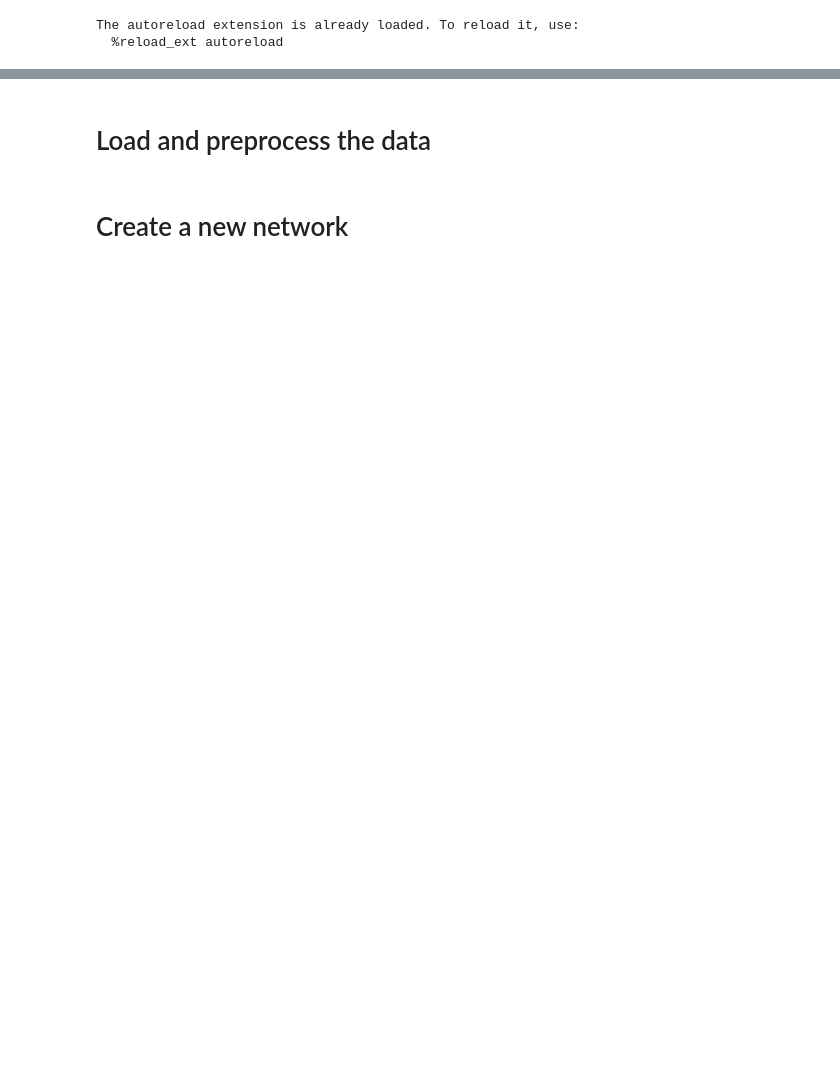
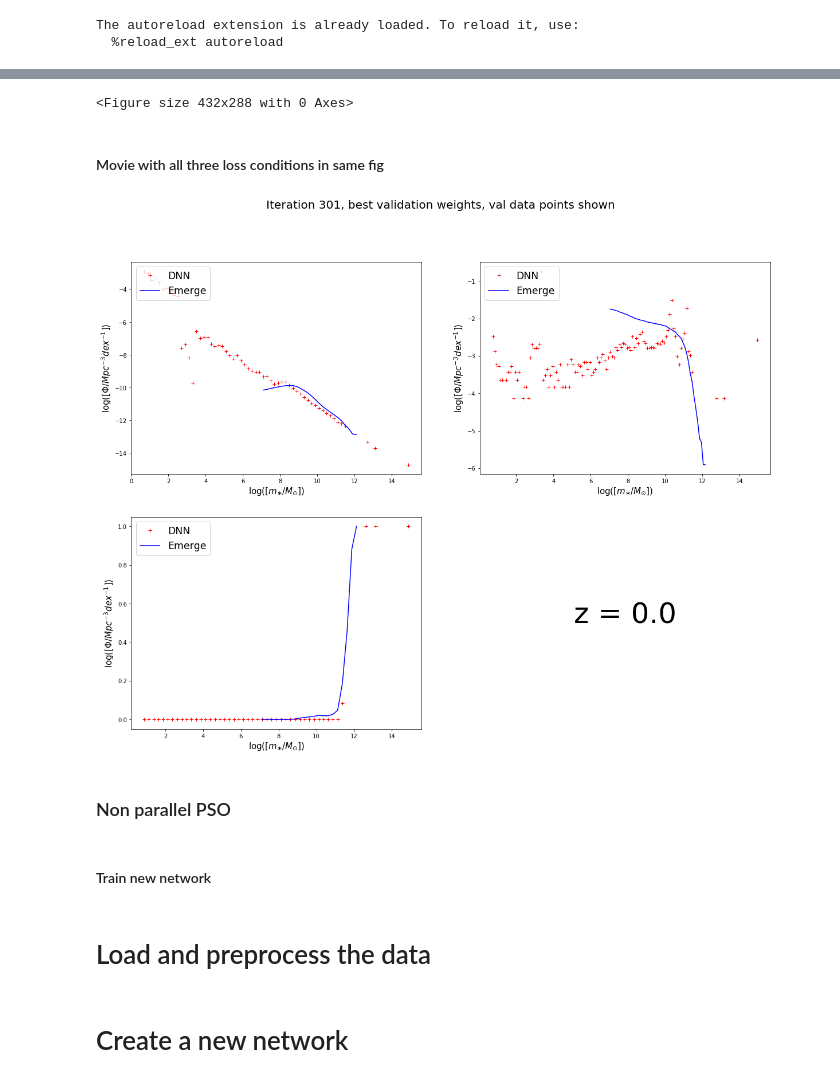
Before and after one commit to magnus-lindstrom/masters-project-galaxy-formation, a Jupyter notebook: code/pso_code/pso_general_purpose_notebook.ipynb, the cells around one changed output, grey strips where cells are left out. Saved outputs shown, nothing was run; the diff lists cells and outputs as text; code cells hidden in the pictures; blank space fills up the shorter version.

```diff
--- a/code/pso_code/pso_general_purpose_notebook.ipynb
+++ b/code/pso_code/pso_general_purpose_notebook.ipynb
@@ -38,0 +110,72 @@ The autoreload extension is already loaded. To reload it, use:
+# %%
+model_name = 'exp_loss_func_theta_2'
+modes_of_progress = ['training', 'validation'] # 'training', 'validation'
+
+data_types = ['training', 'val']
+
+plot_types = ['smf', 'ssfr', 'fq']
+
+fourcc = cv2.VideoWriter_fourcc('M','J','P','G')
+frame_rate = 1
+
+for mode_of_progress, data_type in zip(modes_of_progress, data_types):
+
+    model_dir = 'trained_networks/{}/{}_best/'.format(model_name, mode_of_progress)
+    model_fig_dir = 'trained_networks/{}/figures_{}_weights/{}_data/'.format(model_name, mode_of_progress, data_type)
+
+    model_list = []
+    for file in os.listdir(model_dir):
+        if file == 'training_data_dict.p':
+            training_data_dict_model = pickle.load(open(model_dir + file, 'rb'))
+        else:
+            nr = file[5:-3]
+            model_list.append([file, int(nr)])
+
+    model_list.sort(key=itemgetter(1))
+
+    for model_file, iteration in model_list:
+        model = load_model(model_dir + model_file)
+
+        title = 'Iteration {}, best {} weights, {} data points shown'.format(iteration, mode_of_progress, data_type)
+        if 'fq' in plot_types:
+            fq_file_path = model_fig_dir + 'fq/' + 'iteration_{}.png'.format(iteration)
+            get_fq_plot(model, training_data_dict_model, galaxies=None, title=title, data_type=data_type, full_range=True, save=True, file_path=fq_file_path)
+
+        if 'smf' in plot_types:
+            smf_file_path = model_fig_dir + 'smf/' + 'iteration_{}.png'.format(iteration)
+            get_smf_plot(model, training_data_dict_model, galaxies=None, title=title, data_type=data_type, full_range=True, save=True, file_path=smf_file_path)
+
+        if 'ssfr' in plot_types:
+            ssfr_file_path = model_fig_dir + 'ssfr/' + 'iteration_{}.png'.format(iteration)
+            get_ssfr_plot(model, training_data_dict_model, galaxies=None, title=title, data_type=data_type, full_range=True, save=True, file_path=ssfr_file_path)
+
+    for plot_type in plot_types:
+        image_folder = 'trained_networks/{}/figures_{}_weights/{}_data/{}/'.format(model_name, weights, data_type, plot_type)
+        video_path = image_folder + 'progress_video.avi'
+
+        images = [img for img in os.listdir(image_folder) if img.endswith(".png")]
+        images_with_nrs = []
+        for image in images:
+            number = image.split('_')
+            number = number[-1][:-4]
+            images_with_nrs.append([image, int(number)])
+
+        images_with_nrs.sort(key=itemgetter(1))
+
+        images = [image_folder + items[0] for items in images_with_nrs]
+
+        frame = cv2.imread(images[0])
+        height, width, layers = frame.shape
+
+        video = cv2.VideoWriter(video_path, fourcc, frame_rate, (width,height))
+
+        for image in images:
+            img = cv2.imread(image)
+            video.write(img)
+
+        video.release()
+        cv2.destroyAllWindows()
+# %% [output]
+<Figure size 432x288 with 0 Axes>
+# %% [markdown]
+#### Movie with all three loss conditions in same fig
@@ -38,0 +240,6 @@ The autoreload extension is already loaded. To reload it, use:
+# %%
+fig = get_smf_ssfr_fq_plot(model, training_data_dict_model, galaxies=None, title=title, data_type=data_type, full_range=True)
+# %% [output]
+[figure, added]
+# %% [markdown]
+### Non parallel PSO
@@ -39,3 +267,5 @@ The autoreload extension is already loaded. To reload it, use:
+# %% [markdown]
+#### Train new network
 # %%
 ### General parameters
 total_set_size = 2.9e4 # how many examples will be used for training+validation+testing
```
Also changed, not shown: parts of 36 cells of this notebook, 9 other files.
